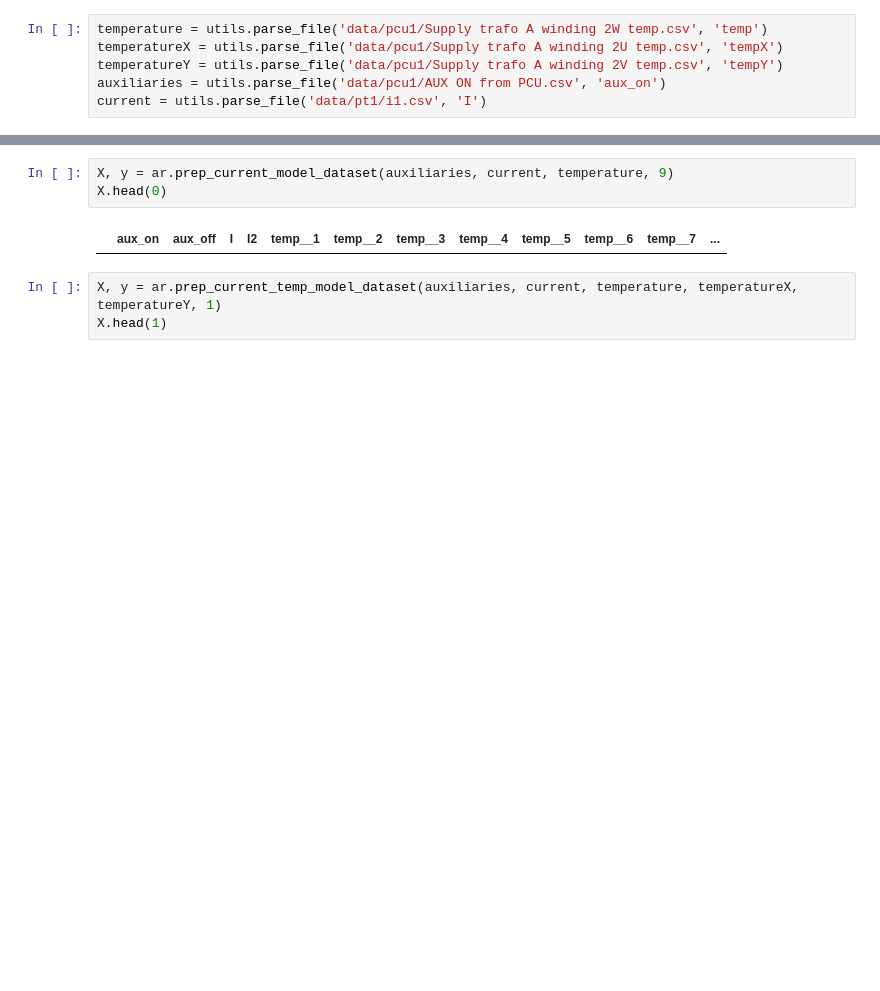
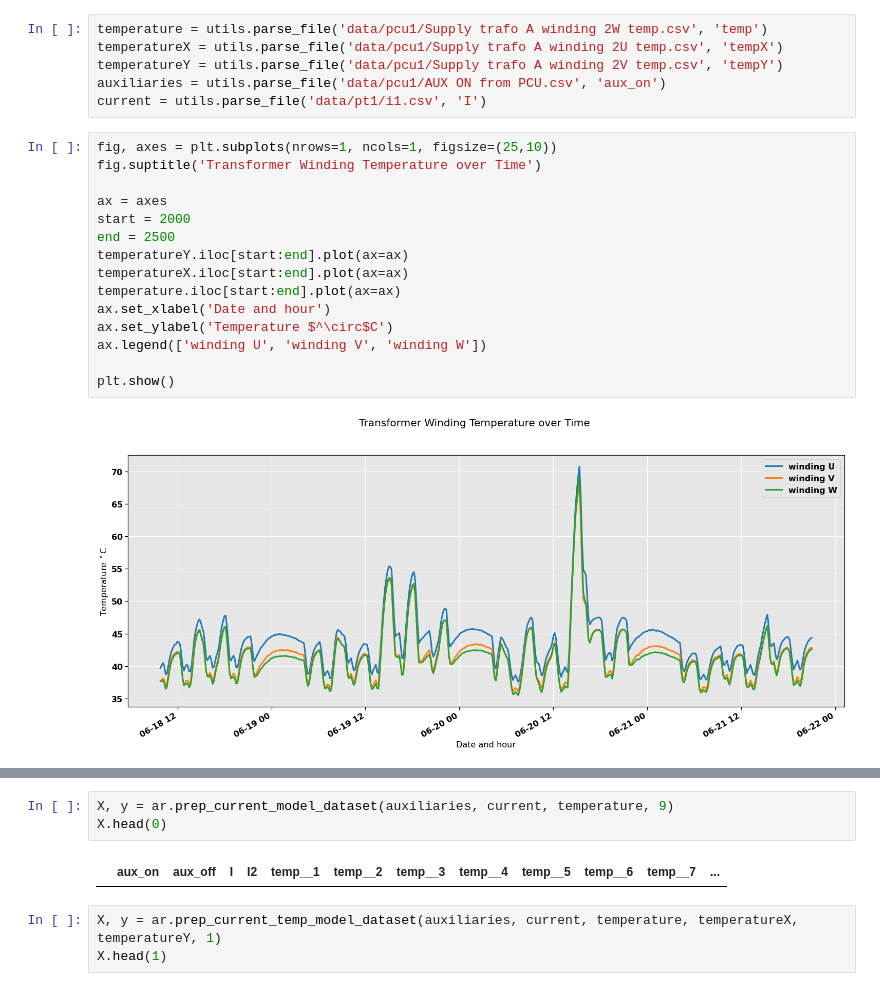
Before and after one commit to fonstelien/FYS-STK4155, a Jupyter notebook: project3/source/project3.ipynb, the cells around one changed output, grey strips where cells are left out. Drawn from its saved outputs; the diff is of its cells as text; blank space fills up the shorter version.

```diff
--- a/project3/source/project3.ipynb
+++ b/project3/source/project3.ipynb
@@ -11,4 +41,21 @@ temperatureX = utils.parse_file('data/pcu1/Supply trafo A winding 2U temp.csv',
 temperatureY = utils.parse_file('data/pcu1/Supply trafo A winding 2V temp.csv', 'tempY')
 auxiliaries = utils.parse_file('data/pcu1/AUX ON from PCU.csv', 'aux_on')
 current = utils.parse_file('data/pt1/i1.csv', 'I')
+# %%
+fig, axes = plt.subplots(nrows=1, ncols=1, figsize=(25,10))
+fig.suptitle('Transformer Winding Temperature over Time')
+
+ax = axes
+start = 2000
+end = 2500
+temperatureY.iloc[start:end].plot(ax=ax)
+temperatureX.iloc[start:end].plot(ax=ax)
+temperature.iloc[start:end].plot(ax=ax)
+ax.set_xlabel('Date and hour')
+ax.set_ylabel('Temperature $^\circ$C')
+ax.legend(['winding U', 'winding V', 'winding W'])
+
+plt.show()
+# %% [output]
+[figure, added]
 # %%
```
Also changed, not shown: parts of 7 cells of this notebook, 2 other files.
